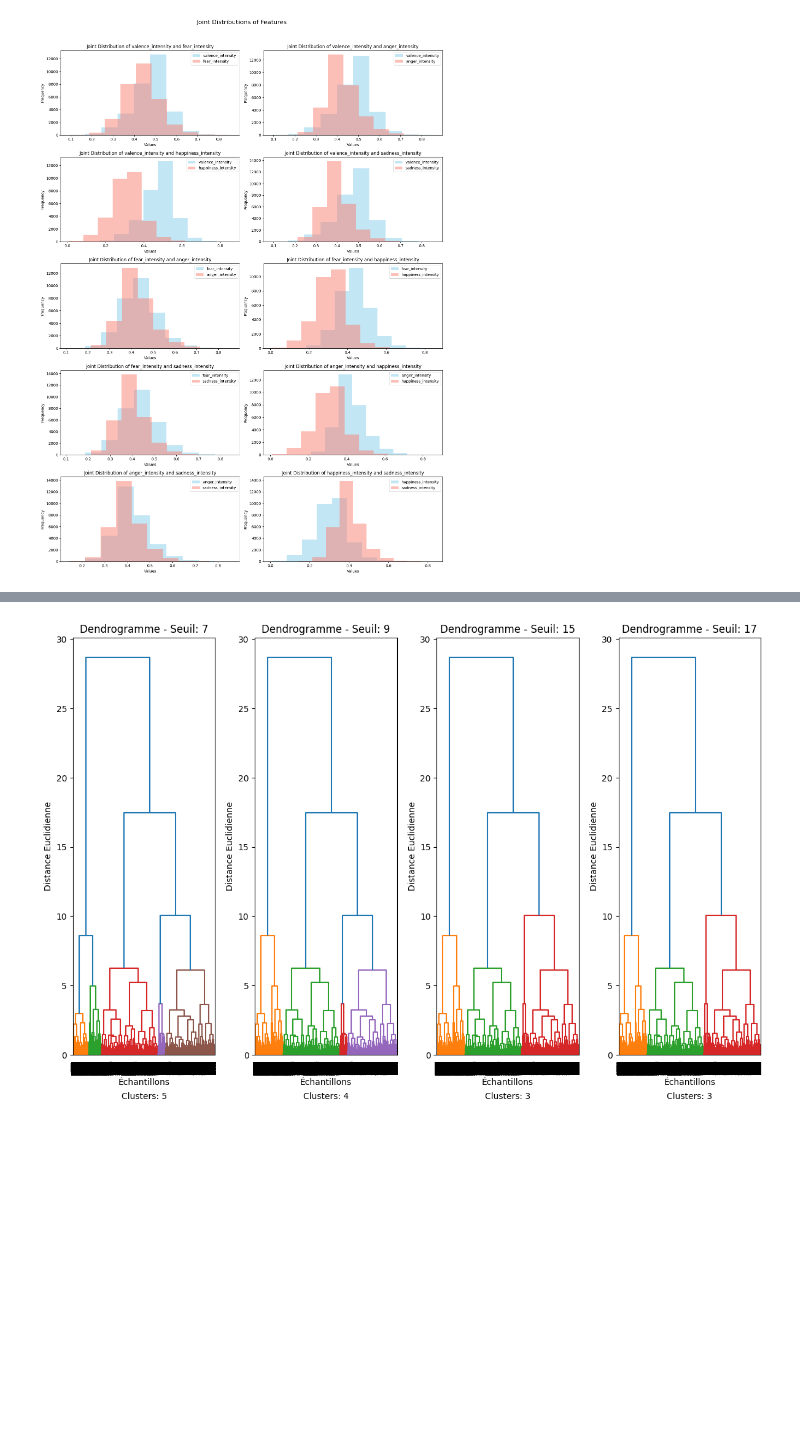
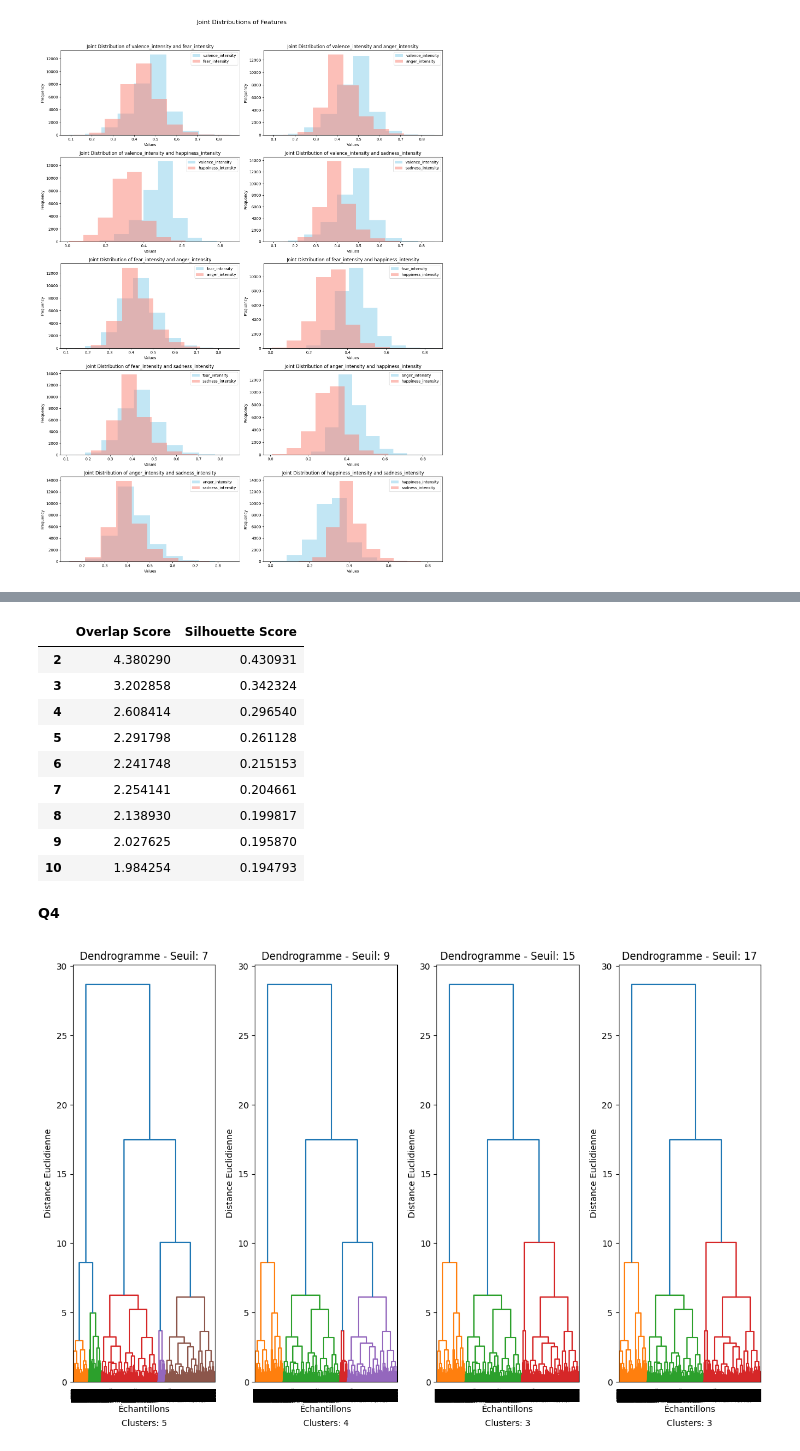
Before and after one commit to KHALOUIoussama/TP2_sciences_de_donnees, a Jupyter notebook: notebook.ipynb, the cells around one changed output, grey strips where cells are left out. Saved outputs shown, nothing was run; the diff lists cells and outputs as text; code cells hidden in the pictures; blank space fills up the shorter version.

```diff
--- a/notebook.ipynb
+++ b/notebook.ipynb
@@ -185,0 +164,5 @@ Precision: 0.2256, Recall: 0.2523, F1-score: 0.2382
+# %%
+def overlap_k(k, nb_cluster1 , nb_cluster2, distance_type='euclidean'):
+    num = calculate_intra_cluster_distance(k, nb_cluster1, distance_type) + calculate_intra_cluster_distance(k, nb_cluster2, distance_type)
+    den = 2 * calculate_inter_cluster_distance(k, nb_cluster1, nb_cluster2, distance_type)
+    return num / den
@@ -185,0 +185,29 @@ Precision: 0.2256, Recall: 0.2523, F1-score: 0.2382
+# %%
+from tabulate import tabulate
+overlap_scores = {}
+
+# Choix des valeurs de k
+k_values = [2, 3, 4, 5, 6, 7, 8, 9]  # Ajoutez d'autres valeurs de k si nécessaire
+
+# Calcul des overlaps pour chaque valeur de k
+for k_value in k_values:
+    overlaps = overlap(k_value)
+    overlap_scores[k_value] = overlaps
+
+# Affichage des overlaps pour chaque valeur de k dans des tableaux
+table_count = 0
+table_size = 5  # Nombre de tableaux par page
+for k_value, overlaps in overlap_scores.items():
+    if table_count % table_size == 0:
+        print(f"Tableau {table_count // table_size + 1}")
+    print(f"Overlaps for K={k_value}:")
+    headers = ["Cluster Pair", "Overlap Value"]
+    table_data = []
+    for i, overlap_value in enumerate(overlaps, 1):
+        cluster_pair = [x for x in combinations(range(k_value), 2)][i - 1]
+        table_data.append([cluster_pair, overlap_value])
+    print(tabulate(table_data, headers=headers, tablefmt="grid"))
+    print("\n---------------------------")
+    table_count += 1
+    if table_count % table_size == 0 or k_value == k_values[-1]:
+        print("\n")
@@ -186,3 +232,23 @@ Precision: 0.2256, Recall: 0.2523, F1-score: 0.2382
+# %%
+pd.DataFrame.from_dict(silhouette_scores, orient='index', columns=['Silhouette Score'])
+overlap_df = pd.DataFrame.from_dict(overlap_scores, orient='index', columns=['Overlap Score'])
+silhouette_df = pd.DataFrame.from_dict(silhouette_scores, orient='index', columns=['Silhouette Score'])
+
+merged_df = pd.concat([overlap_df, silhouette_df], axis=1)
+merged_df
+# %% [output]
+|  | Overlap Score | Silhouette Score |
+| 2 | 4.380290 | 0.430931 |
+| 3 | 3.202858 | 0.342324 |
+| 4 | 2.608414 | 0.296540 |
+| 5 | 2.291798 | 0.261128 |
+| 6 | 2.241748 | 0.215153 |
+| 7 | 2.254141 | 0.204661 |
+| 8 | 2.138930 | 0.199817 |
+| 9 | 2.027625 | 0.195870 |
+| 10 | 1.984254 | 0.194793 |
+# %% [markdown]
+**Q4**
 # %%
 import pandas as pd
 import numpy as np
```
Also changed, not shown: parts of 12 cells of this notebook.
